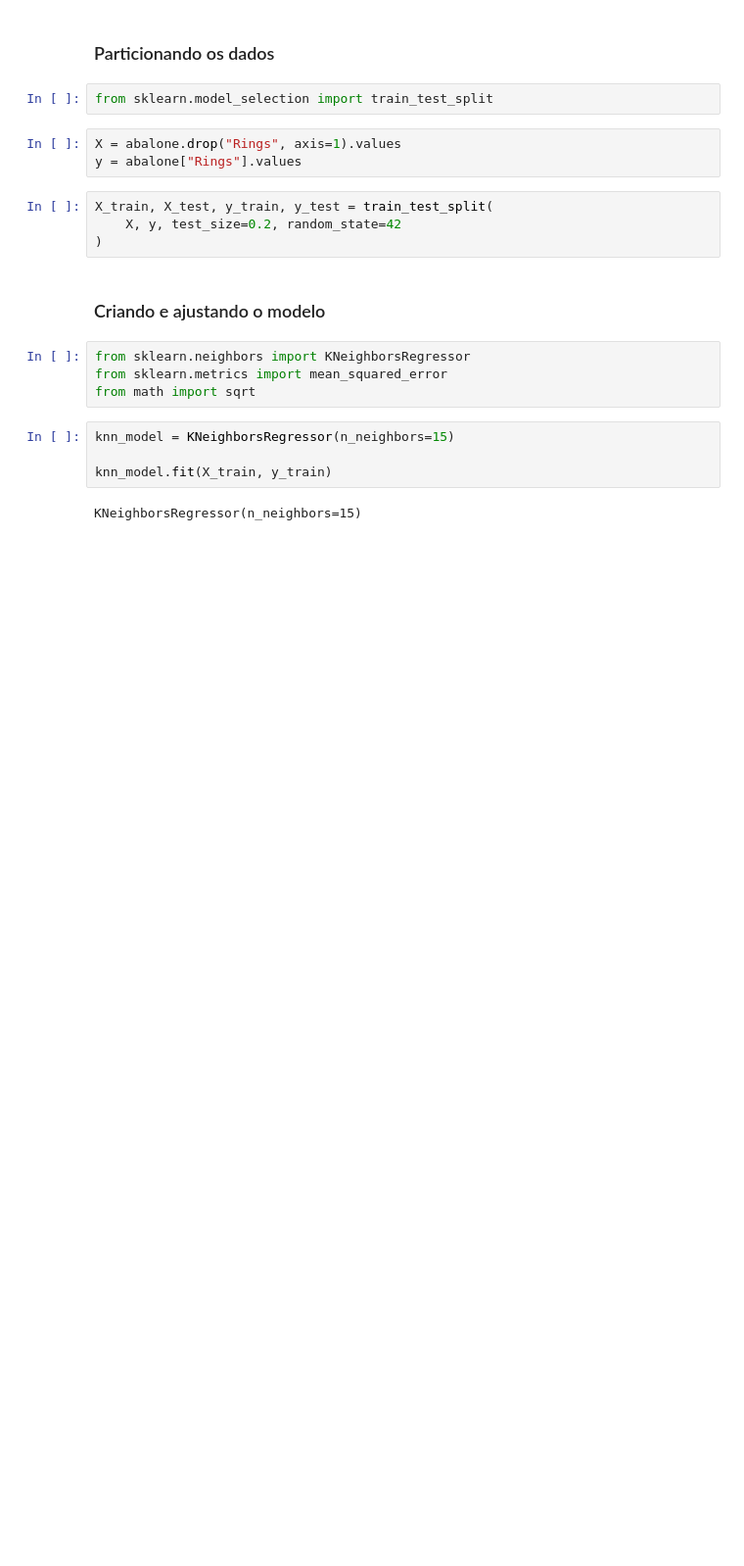
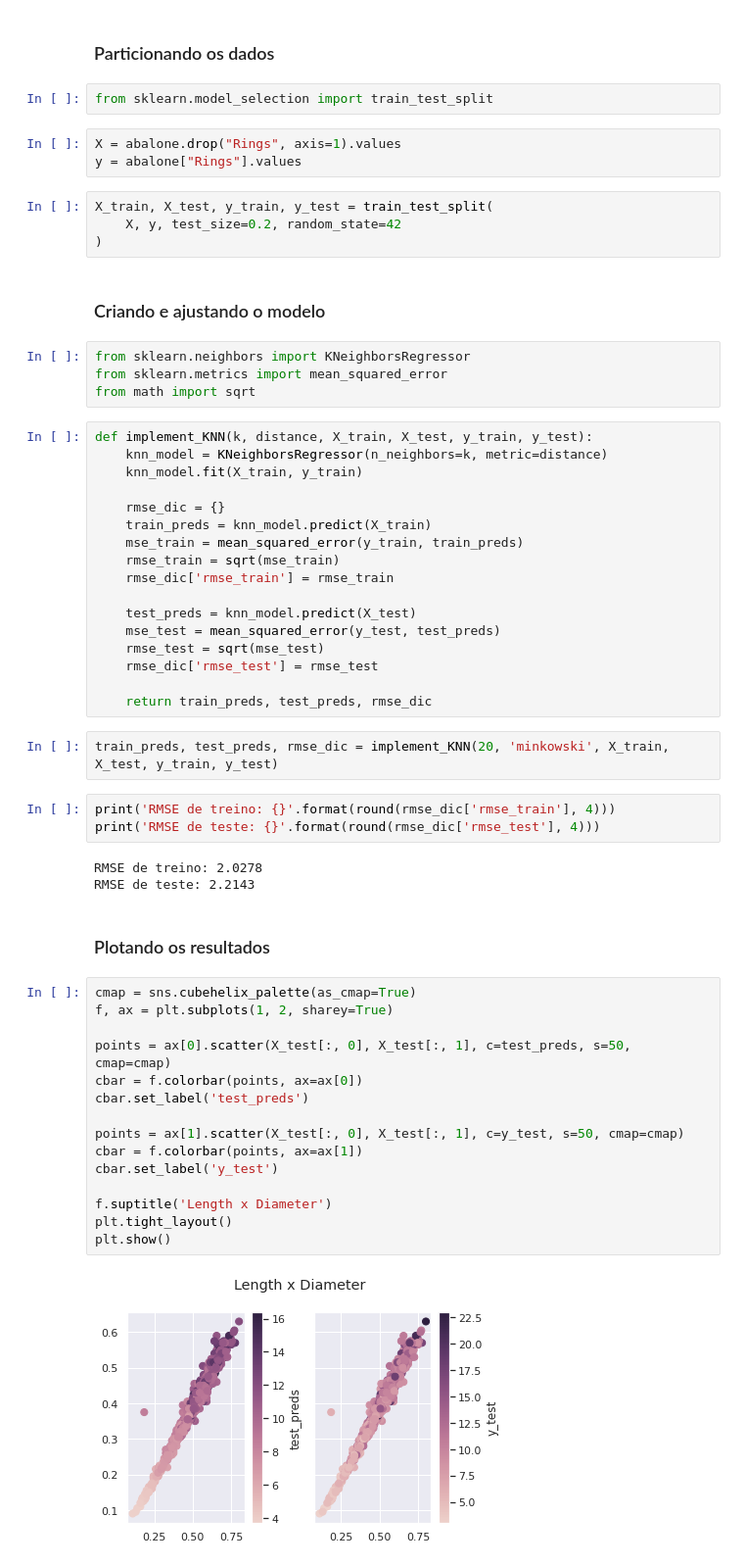
Before and after one commit to gus-phys/AI2-resources, a Jupyter notebook: 08-classificacao/aulas-praticas/aula9/knn-optimization/abalone_classification.ipynb, the cells around one changed output. Shown at 98% size. Drawn from its saved outputs; the diff is of its cells as text; blank space fills up the shorter version.

```diff
--- a/08-classificacao/aulas-praticas/aula9/knn-optimization/abalone_classification.ipynb
+++ b/08-classificacao/aulas-praticas/aula9/knn-optimization/abalone_classification.ipynb
@@ -127,9 +163,47 @@ X_train, X_test, y_train, y_test = train_test_split(
 from sklearn.neighbors import KNeighborsRegressor
 from sklearn.metrics import mean_squared_error
 from math import sqrt
-# %%
-knn_model = KNeighborsRegressor(n_neighbors=15)
-
-knn_model.fit(X_train, y_train)
-# %% [output]
-KNeighborsRegressor(n_neighbors=15)
+# %%
+def implement_KNN(k, distance, X_train, X_test, y_train, y_test):
+    knn_model = KNeighborsRegressor(n_neighbors=k, metric=distance)
+    knn_model.fit(X_train, y_train)
+
+    rmse_dic = {}
+    train_preds = knn_model.predict(X_train)
+    mse_train = mean_squared_error(y_train, train_preds)
+    rmse_train = sqrt(mse_train)
+    rmse_dic['rmse_train'] = rmse_train
+
+    test_preds = knn_model.predict(X_test)
+    mse_test = mean_squared_error(y_test, test_preds)
+    rmse_test = sqrt(mse_test)
+    rmse_dic['rmse_test'] = rmse_test
+
+    return train_preds, test_preds, rmse_dic
+# %%
+train_preds, test_preds, rmse_dic = implement_KNN(20, 'minkowski', X_train, X_test, y_train, y_test)
+# %%
+print('RMSE de treino: {}'.format(round(rmse_dic['rmse_train'], 4)))
+print('RMSE de teste: {}'.format(round(rmse_dic['rmse_test'], 4)))
+# %% [output]
+RMSE de treino: 2.0278
+RMSE de teste: 2.2143
+# %% [markdown]
+### Plotando os resultados
+# %%
+cmap = sns.cubehelix_palette(as_cmap=True)
+f, ax = plt.subplots(1, 2, sharey=True)
+
+points = ax[0].scatter(X_test[:, 0], X_test[:, 1], c=test_preds, s=50, cmap=cmap)
+cbar = f.colorbar(points, ax=ax[0])
+cbar.set_label('test_preds')
+
+points = ax[1].scatter(X_test[:, 0], X_test[:, 1], c=y_test, s=50, cmap=cmap)
+cbar = f.colorbar(points, ax=ax[1])
+cbar.set_label('y_test')
+
+f.suptitle('Length x Diameter')
+plt.tight_layout()
+plt.show()
+# %% [output]
+[figure, added]
```
Also changed, not shown: parts of 28 cells of this notebook.
